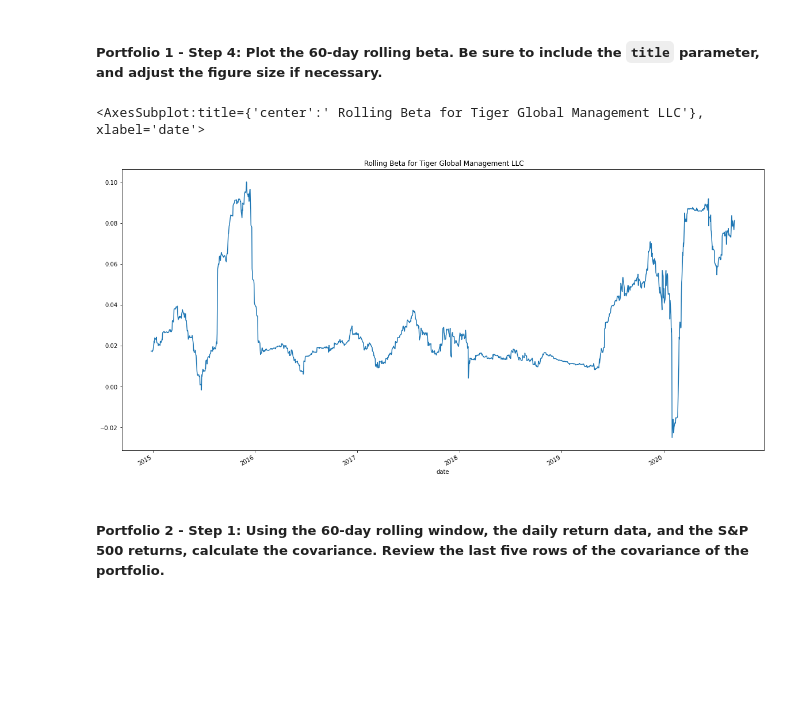
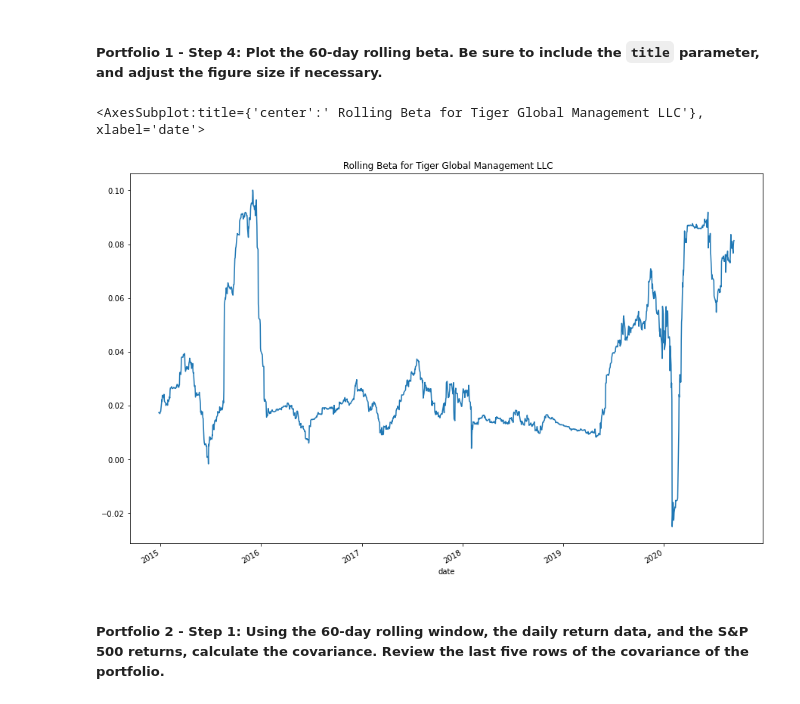
Before and after one commit to Abhishikaf/Risk_Return_Analysis, a Jupyter notebook: risk_return_analysis.ipynb, the cells around one changed output. Drawn from its saved outputs; the diff is of its cells as text; code cells hidden in the pictures; blank space fills up the shorter version.

```diff
--- a/risk_return_analysis.ipynb
+++ b/risk_return_analysis.ipynb
@@ -422,10 +448,10 @@ mean_beta_tiger
 # %%
 # Plot the rolling beta
 # Include a title parameter and adjust the figure size
-Beta_tiger_portfolio.plot(figsize = (20,10), title = " Rolling Beta for Tiger Global Management LLC")
+Beta_tiger_portfolio.plot(figsize = (15,10), title = " Rolling Beta for Tiger Global Management LLC")
 # %% [output]
 <AxesSubplot:title={'center':' Rolling Beta for Tiger Global Management LLC'}, xlabel='date'>
-[figure, old version]
+[figure, new version]
 # %% [markdown]
 ##### Portfolio 2 - Step 1: Using the 60-day rolling window, the daily return data, and the S&P 500 returns, calculate the covariance. Review the last five rows of the covariance of the portfolio.
 # %%
```
Also changed, not shown: parts of 6 cells of this notebook, 12 other files.
